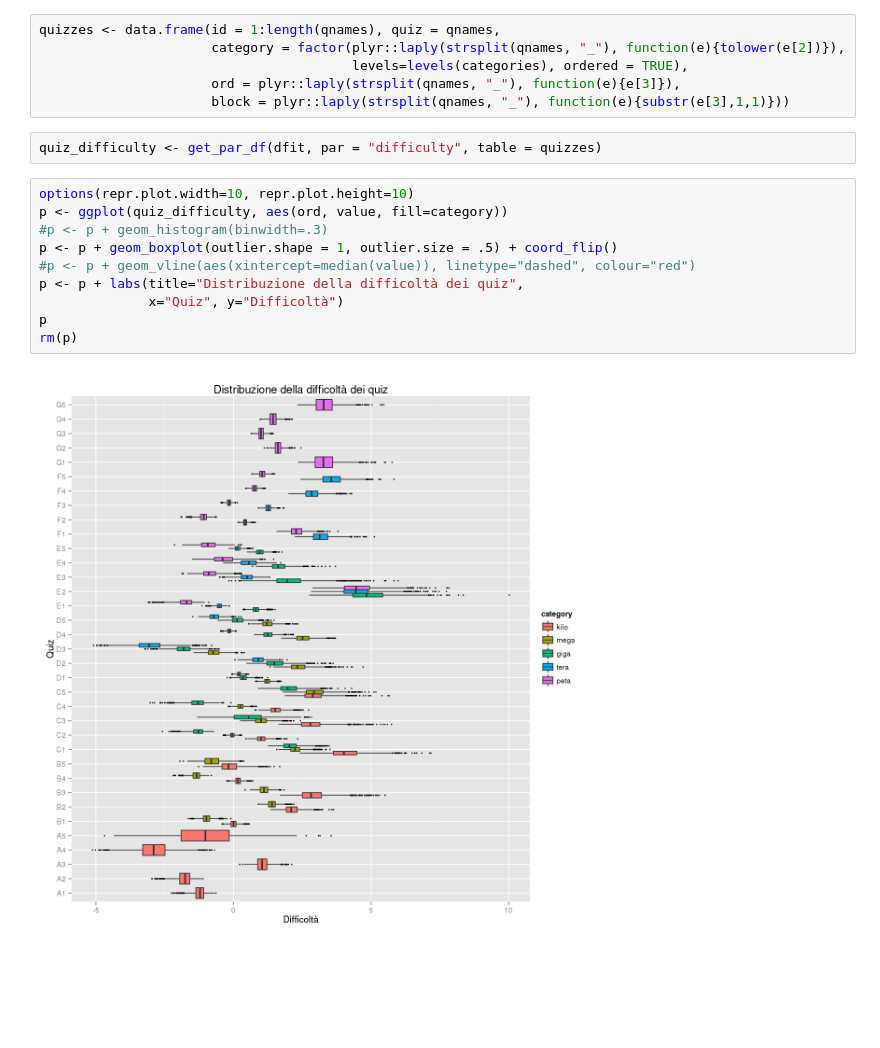
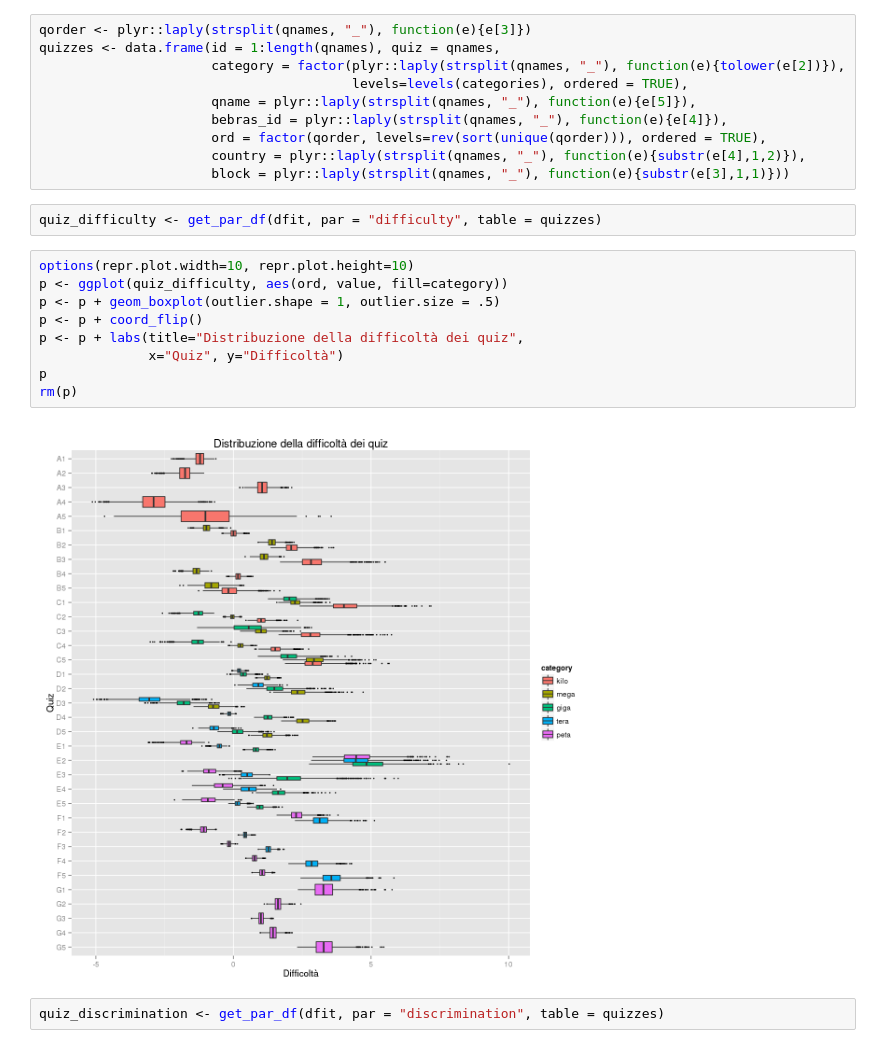
Before and after one commit to monga/bebras-it-nb, a Jupyter notebook: bebras-it.ipynb, the cells around one changed output. Saved outputs shown, nothing was run; the diff lists cells and outputs as text; blank space fills up the shorter version.

```diff
--- a/bebras-it.ipynb
+++ b/bebras-it.ipynb
@@ -113,20 +128,25 @@ rm(p)
 # %%
+qorder <- plyr::laply(strsplit(qnames, "_"), function(e){e[3]})
 quizzes <- data.frame(id = 1:length(qnames), quiz = qnames,
                       category = factor(plyr::laply(strsplit(qnames, "_"), function(e){tolower(e[2])}),
                                         levels=levels(categories), ordered = TRUE),
-                      ord = plyr::laply(strsplit(qnames, "_"), function(e){e[3]}),
+                      qname = plyr::laply(strsplit(qnames, "_"), function(e){e[5]}),
+                      bebras_id = plyr::laply(strsplit(qnames, "_"), function(e){e[4]}),
+                      ord = factor(qorder, levels=rev(sort(unique(qorder))), ordered = TRUE),
+                      country = plyr::laply(strsplit(qnames, "_"), function(e){substr(e[4],1,2)}),
                       block = plyr::laply(strsplit(qnames, "_"), function(e){substr(e[3],1,1)}))
 # %%
 quiz_difficulty <- get_par_df(dfit, par = "difficulty", table = quizzes)
 # %%
 options(repr.plot.width=10, repr.plot.height=10)
 p <- ggplot(quiz_difficulty, aes(ord, value, fill=category))
-#p <- p + geom_histogram(binwidth=.3)
-p <- p + geom_boxplot(outlier.shape = 1, outlier.size = .5) + coord_flip()
-#p <- p + geom_vline(aes(xintercept=median(value)), linetype="dashed", colour="red")
+p <- p + geom_boxplot(outlier.shape = 1, outlier.size = .5)
+p <- p + coord_flip()
 p <- p + labs(title="Distribuzione della difficoltà dei quiz",
               x="Quiz", y="Difficoltà")
 p
 rm(p)
 # %% [output]
-[figure, old version]
+[figure, new version]
+# %%
+quiz_discrimination <- get_par_df(dfit, par = "discrimination", table = quizzes)
```
Also changed, not shown: parts of 7 cells of this notebook.
